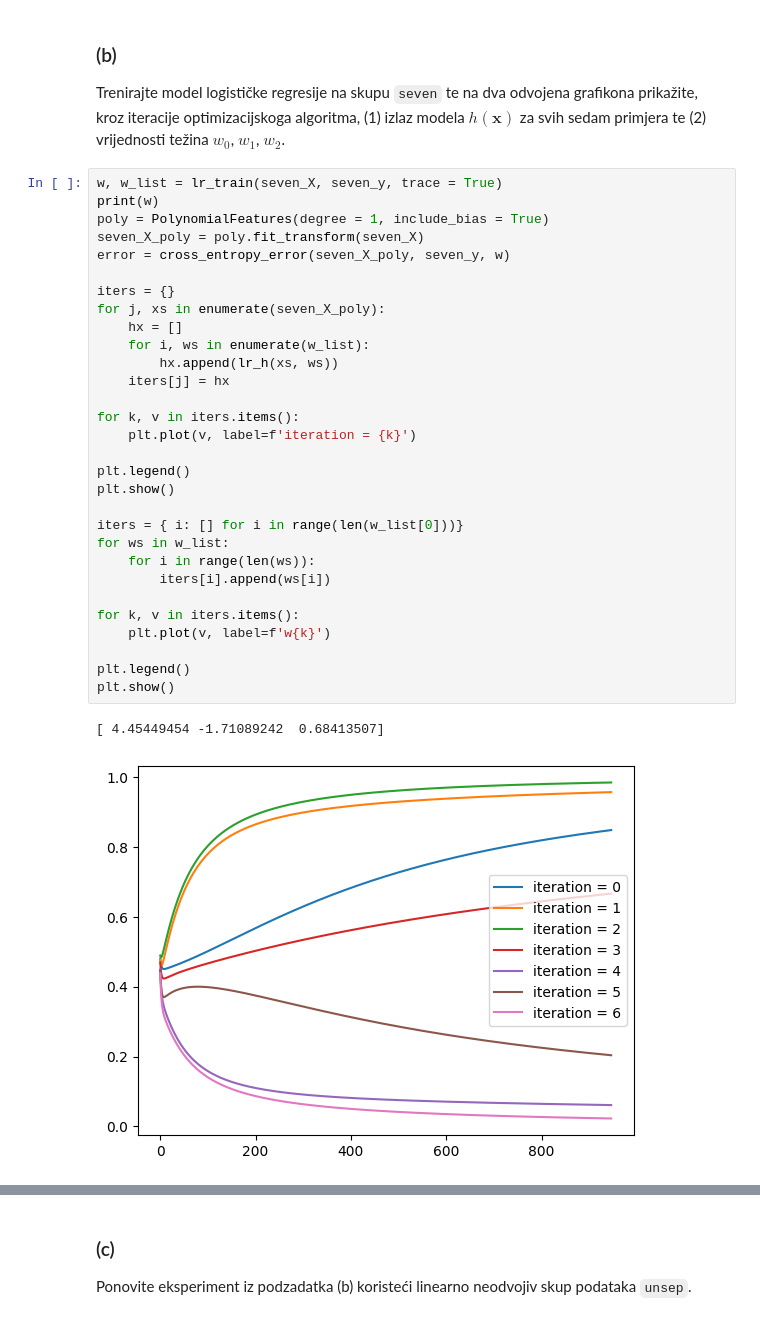
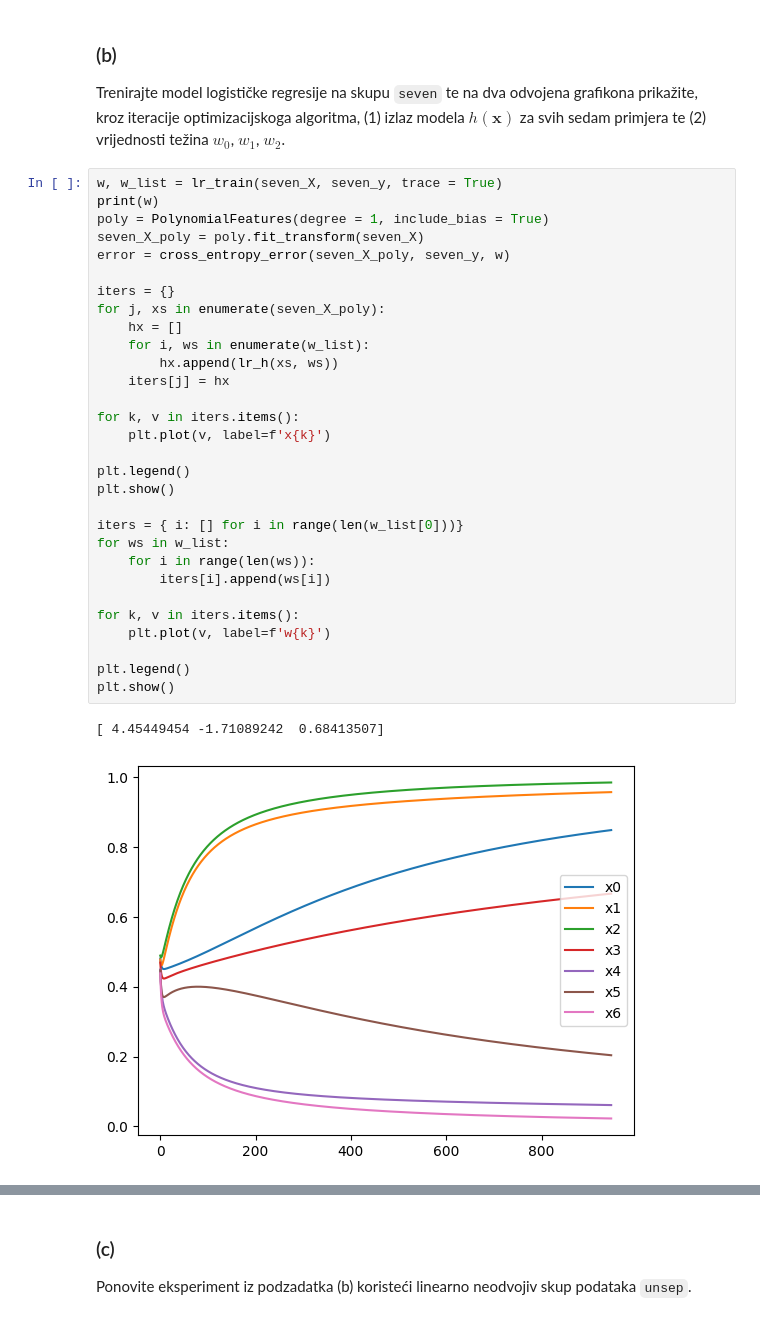
Before and after one commit to savipauk/faks-last-semester, a Jupyter notebook: strojno/2026/SU1-2026-LAB2.ipynb, the cells around one changed output, grey strips where cells are left out. Drawn from its saved outputs; the diff is of its cells as text.

```diff
--- a/strojno/2026/SU1-2026-LAB2.ipynb
+++ b/strojno/2026/SU1-2026-LAB2.ipynb
@@ -429,35 +429,35 @@ Trenirajte model logističke regresije na skupu `seven` te na dva odvojena grafi
 w, w_list = lr_train(seven_X, seven_y, trace = True)
 print(w)
 poly = PolynomialFeatures(degree = 1, include_bias = True)
 seven_X_poly = poly.fit_transform(seven_X)
 error = cross_entropy_error(seven_X_poly, seven_y, w)
 
 iters = {}
 for j, xs in enumerate(seven_X_poly):
     hx = []
     for i, ws in enumerate(w_list):
         hx.append(lr_h(xs, ws))
     iters[j] = hx
 
 for k, v in iters.items():
-    plt.plot(v, label=f'iteration = {k}')
+    plt.plot(v, label=f'x{k}')
 
 plt.legend()
 plt.show()
 
 iters = { i: [] for i in range(len(w_list[0]))}
 for ws in w_list:
     for i in range(len(ws)):
         iters[i].append(ws[i])
 
 for k, v in iters.items():
     plt.plot(v, label=f'w{k}')
 
 plt.legend()
 plt.show()
 # %% [output]
 [ 4.45449454 -1.71089242  0.68413507]
-[figure, old version]
+[figure, new version]
 [figure]
 # %% [markdown]
 ### (c)
```
Also changed, not shown: parts of 1 cell of this notebook.
